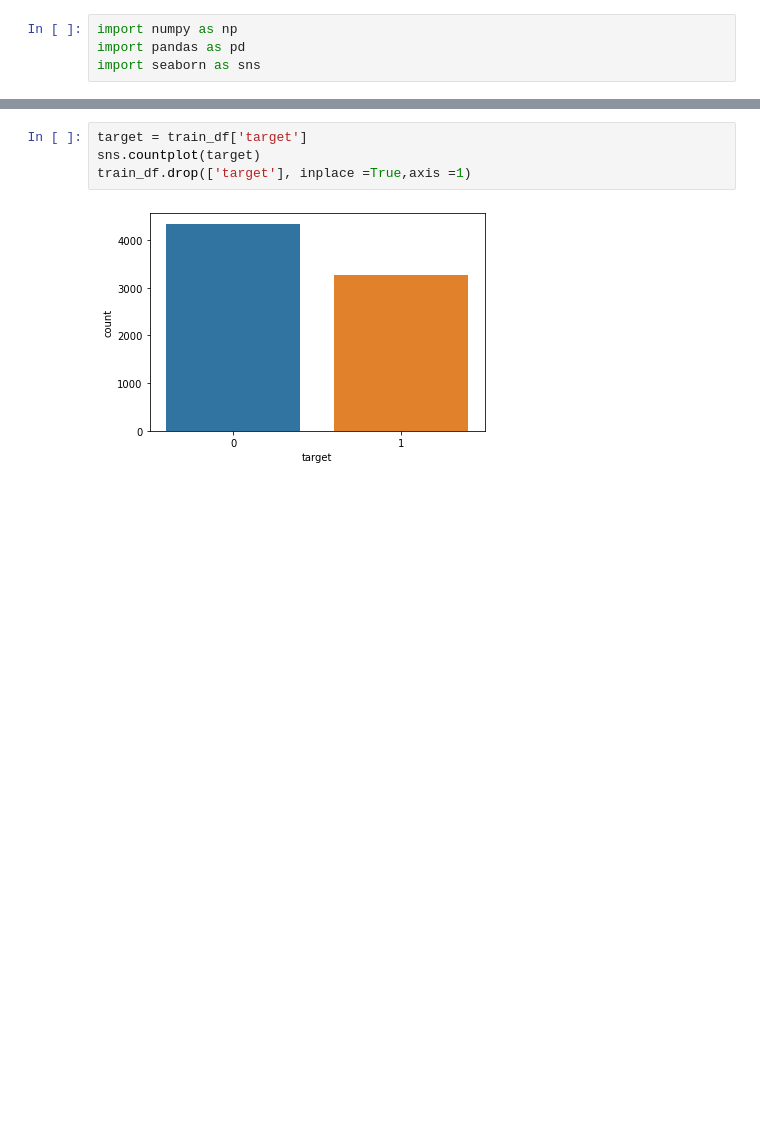
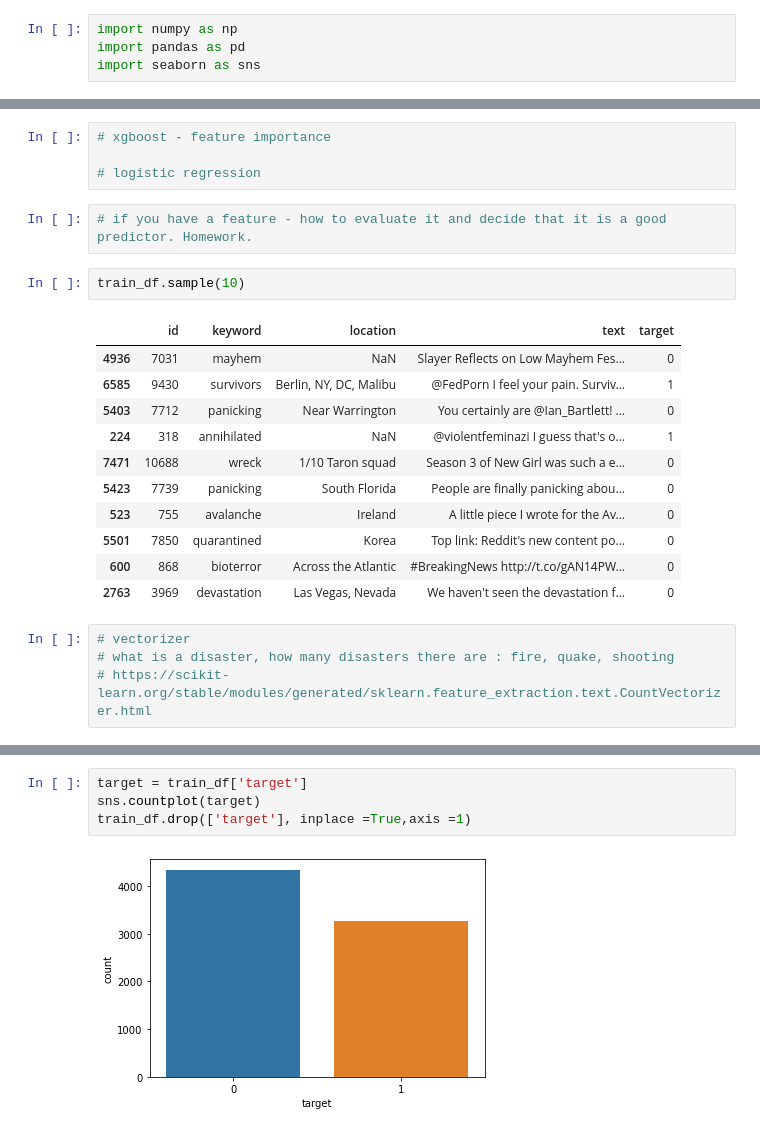
Before and after one commit to saida1708/Real_or_not_Kaggle_Saida, a Jupyter notebook: Real_or_not_with _Tensorflow_Saida (1).ipynb, the cells around one changed output, grey strips where cells are left out. Cells and saved outputs as stored; diff of their text form; blank space fills up the shorter version.

Commit message:
homework

```diff
--- a/Real_or_not_with _Tensorflow_Saida (1).ipynb
+++ b/Real_or_not_with _Tensorflow_Saida (1).ipynb
@@ -15 +69,25 @@ train_df.head(5)
+# %%
+# xgboost - feature importance
+
+# logistic regression
+# %%
+# if you have a feature - how to evaluate it and decide that it is a good predictor. Homework.
+# %%
+train_df.sample(10)
+# %% [output]
+|  | id | keyword | location | text | target |
+| 4936 | 7031 | mayhem | NaN | Slayer Reflects on Low Mayhem Fes... | 0 |
+| 6585 | 9430 | survivors | Berlin, NY, DC, Malibu | @FedPorn I feel your pain. Surviv... | 1 |
+| 5403 | 7712 | panicking | Near Warrington | You certainly are @Ian_Bartlett! ... | 0 |
+| 224 | 318 | annihilated | NaN | @violentfeminazi I guess that's o... | 1 |
+| 7471 | 10688 | wreck | 1/10 Taron squad | Season 3 of New Girl was such a e... | 0 |
+| 5423 | 7739 | panicking | South Florida | People are finally panicking abou... | 0 |
+| 523 | 755 | avalanche | Ireland | A little piece I wrote for the Av... | 0 |
+| 5501 | 7850 | quarantined | Korea | Top link: Reddit's new content po... | 0 |
+| 600 | 868 | bioterror | Across the Atlantic | #BreakingNews http://t.co/gAN14PW... | 0 |
+| 2763 | 3969 | devastation | Las Vegas, Nevada | We haven't seen the devastation f... | 0 |
+# %%
+# vectorizer
+# what is a disaster, how many disasters there are : fire, quake, shooting
+# https://scikit-learn.org/stable/modules/generated/sklearn.feature_extraction.text.CountVectorizer.html
 # %%
```
Also changed, not shown: parts of 24 cells of this notebook.
